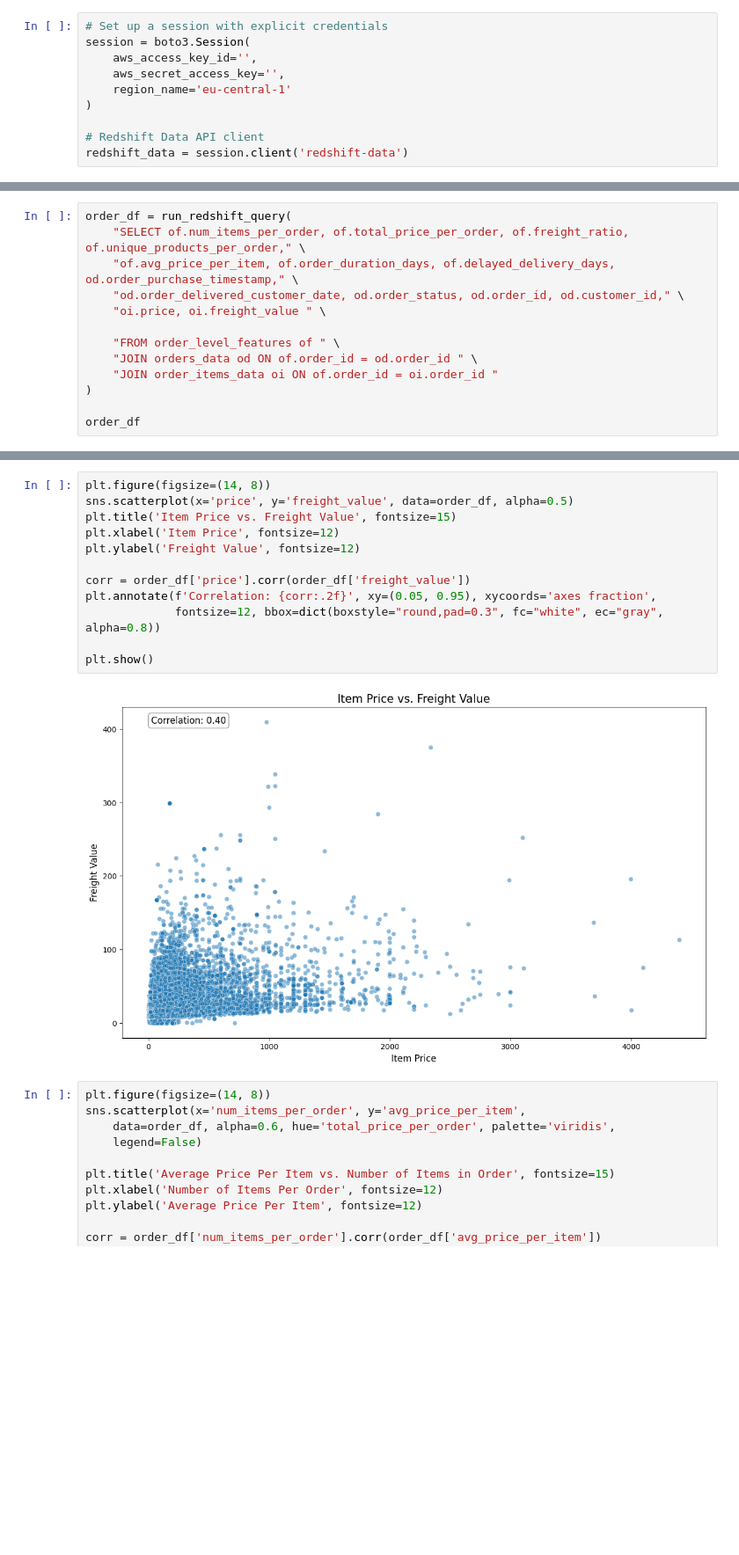
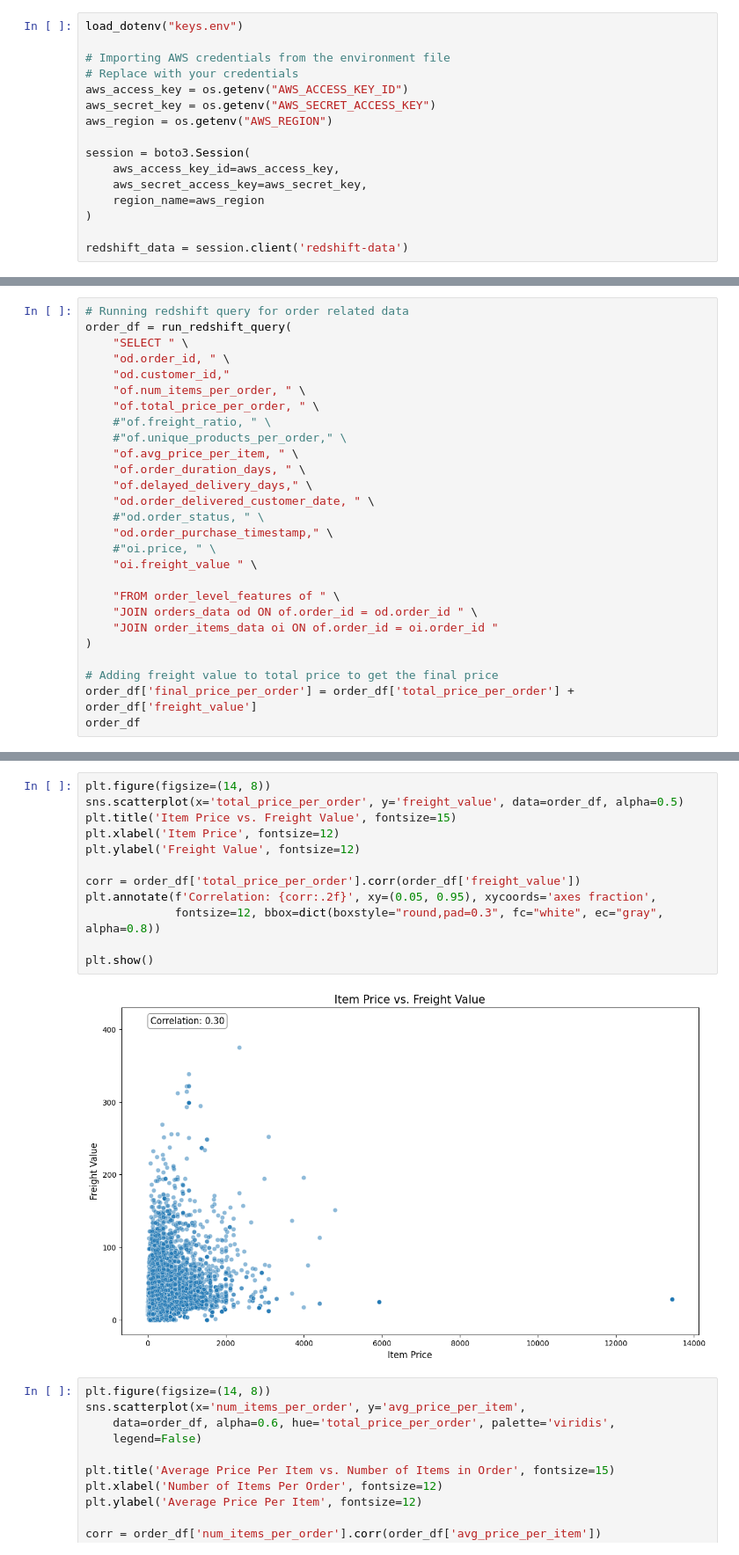
Before and after one commit to sohaibsalman13/Sales-Revenue-Prediction-App, a Jupyter notebook: main.ipynb, the cells around one changed output, grey strips where cells are left out. Shown at 88% size. Saved outputs shown, nothing was run; the diff lists cells and outputs as text; blank space fills up the shorter version.

```diff
--- a/main.ipynb
+++ b/main.ipynb
@@ -11,12 +12,18 @@ import numpy as np
 # %%
-# Set up a session with explicit credentials
+load_dotenv("keys.env")
+
+# Importing AWS credentials from the environment file
+# Replace with your credentials
+aws_access_key = os.getenv("AWS_ACCESS_KEY_ID")
+aws_secret_key = os.getenv("AWS_SECRET_ACCESS_KEY")
+aws_region = os.getenv("AWS_REGION")
+
 session = boto3.Session(
-    aws_access_key_id='',
-    aws_secret_access_key='',
-    region_name='eu-central-1'
+    aws_access_key_id=aws_access_key,
+    aws_secret_access_key=aws_secret_key,
+    region_name=aws_region
 )
 
-# Redshift Data API client
 redshift_data = session.client('redshift-data')
 # %%
 def run_redshift_query(sql_query, database='dev', workgroup='default-workgroup'):
@@ -78,14 +60,28 @@ order_columns
 # %%
+# Running redshift query for order related data
 order_df = run_redshift_query(
-    "SELECT of.num_items_per_order, of.total_price_per_order, of.freight_ratio, of.unique_products_per_order," \
-    "of.avg_price_per_item, of.order_duration_days, of.delayed_delivery_days, od.order_purchase_timestamp," \
-    "od.order_delivered_customer_date, od.order_status, od.order_id, od.customer_id," \
-    "oi.price, oi.freight_value " \
+    "SELECT " \
+    "od.order_id, " \
+    "od.customer_id,"
+    "of.num_items_per_order, " \
+    "of.total_price_per_order, " \
+    #"of.freight_ratio, " \
+    #"of.unique_products_per_order," \
+    "of.avg_price_per_item, " \
+    "of.order_duration_days, " \
+    "of.delayed_delivery_days," \
+    "od.order_delivered_customer_date, " \
+    #"od.order_status, " \
+    "od.order_purchase_timestamp," \
+    #"oi.price, " \
+    "oi.freight_value " \
 
     "FROM order_level_features of " \
     "JOIN orders_data od ON of.order_id = od.order_id " \
     "JOIN order_items_data oi ON of.order_id = oi.order_id "
 )
 
+# Adding freight value to total price to get the final price
+order_df['final_price_per_order'] = order_df['total_price_per_order'] + order_df['freight_value']
 order_df
 # %% [output]
@@ -213,17 +180,17 @@ plt.show()
 # %%
 plt.figure(figsize=(14, 8))
-sns.scatterplot(x='price', y='freight_value', data=order_df, alpha=0.5)
+sns.scatterplot(x='total_price_per_order', y='freight_value', data=order_df, alpha=0.5)
 plt.title('Item Price vs. Freight Value', fontsize=15)
 plt.xlabel('Item Price', fontsize=12)
 plt.ylabel('Freight Value', fontsize=12)
 
-corr = order_df['price'].corr(order_df['freight_value'])
+corr = order_df['total_price_per_order'].corr(order_df['freight_value'])
 plt.annotate(f'Correlation: {corr:.2f}', xy=(0.05, 0.95), xycoords='axes fraction',
              fontsize=12, bbox=dict(boxstyle="round,pad=0.3", fc="white", ec="gray", alpha=0.8))
 
 plt.show()
 # %% [output]
-[figure, old version]
+[figure, new version]
 # %%
 plt.figure(figsize=(14, 8))
 sns.scatterplot(x='num_items_per_order', y='avg_price_per_item',
```
Also changed, not shown: parts of 52 cells of this notebook, 3 other files.
